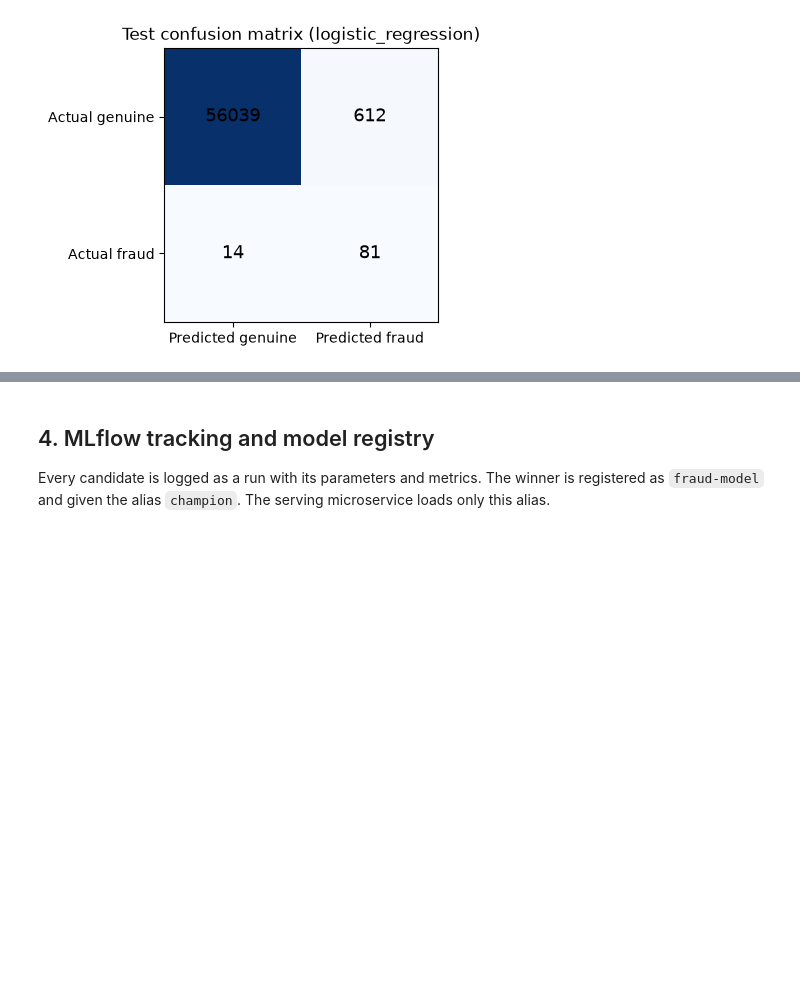
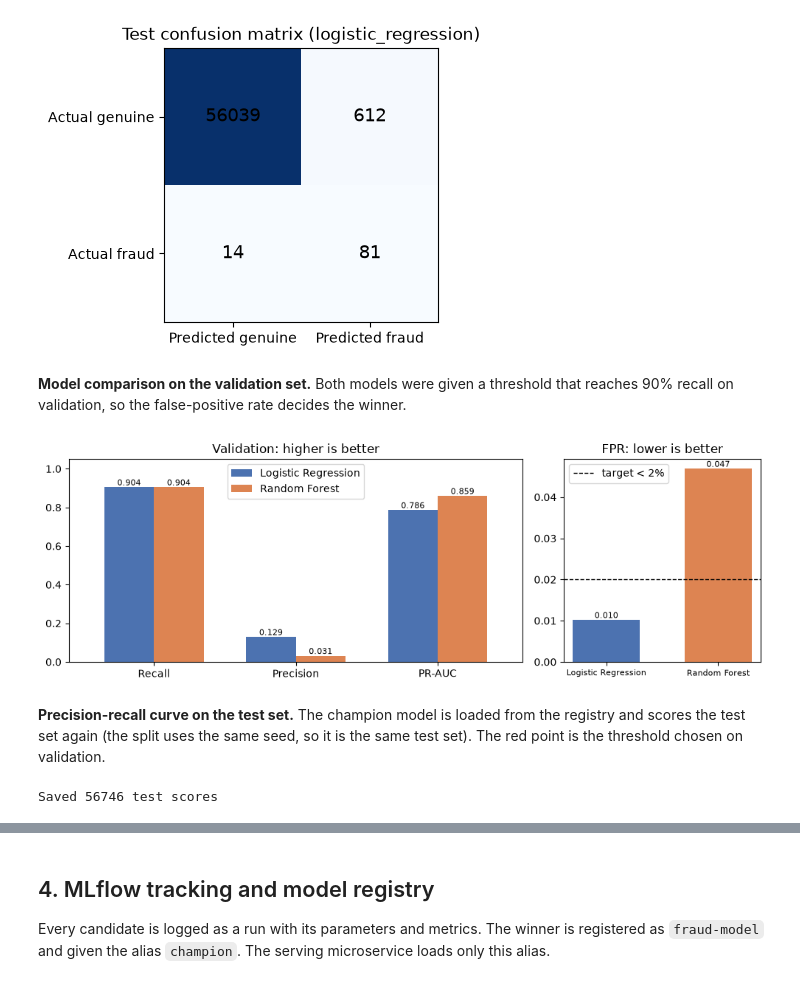
Before and after one commit to sanjaykumarpushadapu/SE-ML-Assessments, a Jupyter notebook: Assigenment-1/13.ipynb, the cells around one changed output, grey strips where cells are left out. Saved outputs shown, nothing was run; the diff lists cells and outputs as text; code cells hidden in the pictures; blank space fills up the shorter version.

```diff
--- a/Assigenment-1/13.ipynb
+++ b/Assigenment-1/13.ipynb
@@ -577,3 +642,51 @@ ax.set_title(f"Test confusion matrix ({res['winner']})")
 plt.tight_layout(); plt.show()
 # %% [output]
 [figure]
+# %% [markdown]
+**Model comparison on the validation set.** Both models were given a threshold that reaches 90% recall on validation, so the false-positive rate decides the winner.
+# %%
+# Cell: compare the two candidates on the validation set (recall, precision, PR-AUC on the left, FPR on the right).
+import pandas as pd, config
+val = pd.DataFrame({n: c["val"] for n, c in res["candidates"].items()}).T
+names = {"logistic_regression": "Logistic Regression", "random_forest": "Random Forest"}
+colours = ["#4C72B0", "#DD8452"]
+fig, ax = plt.subplots(1, 2, figsize=(10, 3.5), gridspec_kw={"width_ratios": [3, 1.3]})
+val[["recall", "precision", "pr_auc"]].T.rename(columns=names).plot.bar(ax=ax[0], width=0.7, color=colours)
+ax[0].set_title("Validation: higher is better"); ax[0].set_ylim(0, 1.05)
+ax[0].set_xticklabels(["Recall", "Precision", "PR-AUC"], rotation=0)
+ax[1].bar([names[n] for n in val.index], val["fpr"], color=colours, width=0.6)
+ax[1].axhline(config.MAX_FPR, color="black", linestyle="--", linewidth=1, label="target < 2%")
+ax[1].set_title("FPR: lower is better"); ax[1].legend()
+ax[1].tick_params(axis="x", labelsize=8)
+for a in ax:
+    for p in a.patches:
+        a.annotate(f"{p.get_height():.3f}", (p.get_x() + p.get_width() / 2, p.get_height()),
+                   ha="center", va="bottom", fontsize=8)
+plt.tight_layout(); plt.show()
+# %% [output]
+[figure, added]
+# %% [markdown]
+**Precision-recall curve on the test set.** The champion model is loaded from the registry and scores the test set again (the split uses the same seed, so it is the same test set). The red point is the threshold chosen on validation.
+# %%
+# Cell: score the test set with the registered champion model and save the scores to artifacts/test_scores.csv.
+# Like the MLflow cell above, this runs in a separate process so it always reads the current MLflow database.
+import subprocess, sys
+score = """
+import mlflow, config, pandas as pd
+from pipeline.ingest import ingest
+from pipeline.clean import clean
+from pipeline.features import build_features
+from pipeline.split import split
+mlflow.set_tracking_uri(config.TRACKING_URI)
+model = mlflow.sklearn.load_model(f"models:/{config.MODEL_NAME}@{config.ALIAS}")
+parts = split(*build_features(clean(ingest())))
+pd.DataFrame({"y": parts["y_test"].values, "prob": model.predict_proba(parts["X_test"])[:, 1]}).to_csv(
+    config.ARTIFACTS_DIR / "test_scores.csv", index=False)
+print("Saved", len(parts["y_test"]), "test scores")
+"""
+result = subprocess.run([sys.executable, "-W", "ignore", "-c", score], capture_output=True, text=True)
+print(result.stdout)
+if result.returncode != 0:
+    print(result.stderr[-1500:])
+# %% [output]
+Saved 56746 test scores
```
Also changed, not shown: parts of 26 cells of this notebook, 28 other files.
